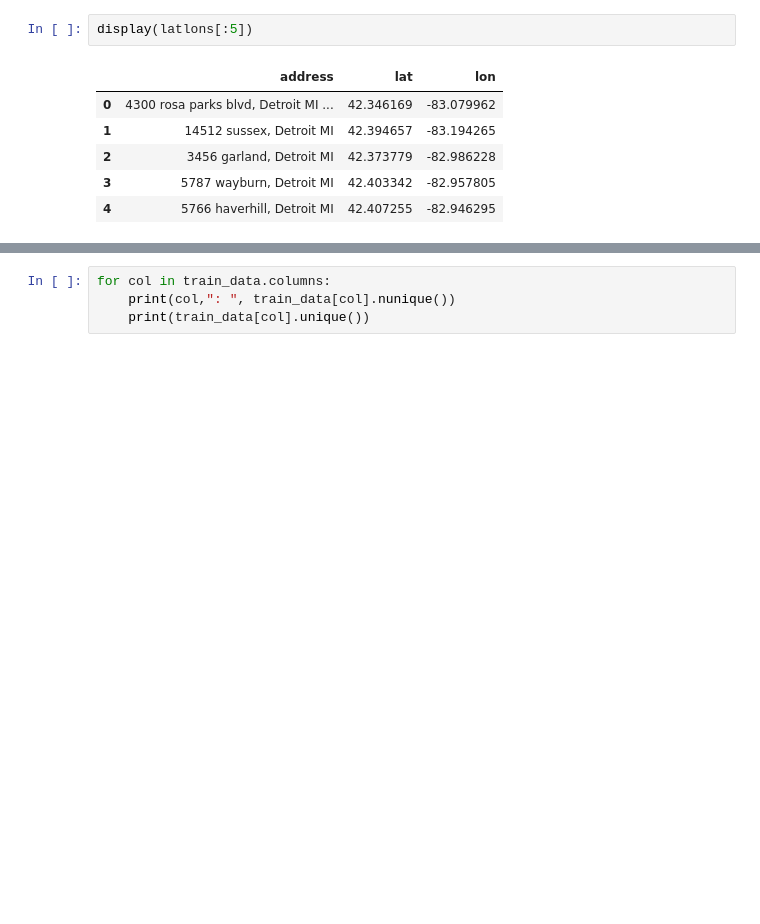
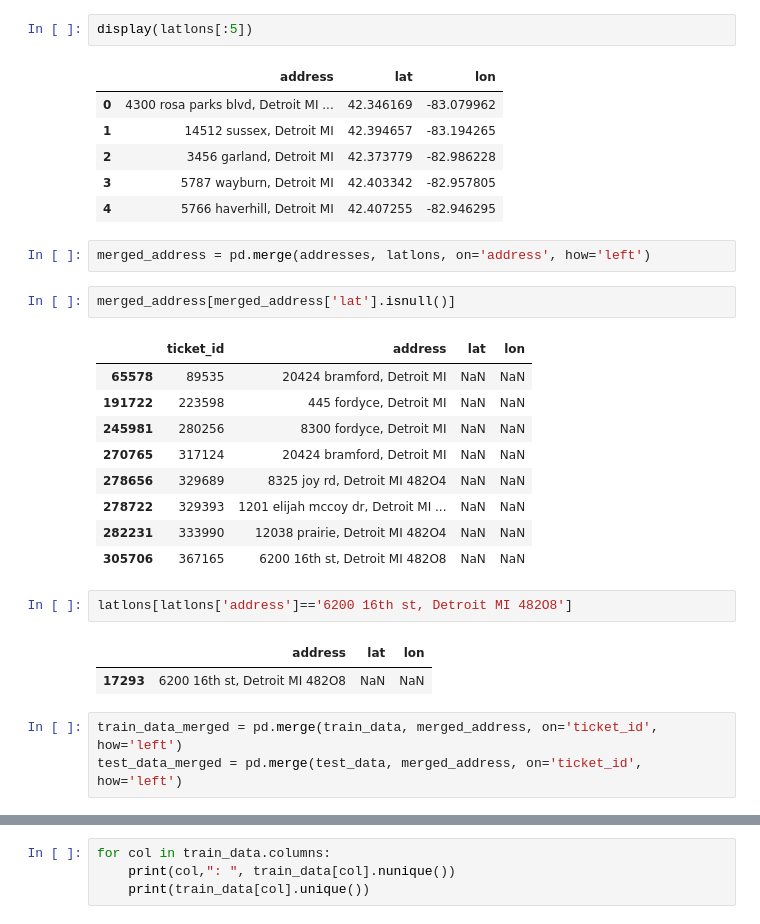
Before and after one commit to aitabuzaid/predict-fines, a Jupyter notebook: Assignment+4.ipynb, the cells around one changed output, grey strips where cells are left out. Cells and saved outputs as stored; diff of their text form; blank space fills up the shorter version.

```diff
--- a/Assignment+4.ipynb
+++ b/Assignment+4.ipynb
@@ -169,4 +169,26 @@ display(latlons[:5])
 | 2 | 3456 garland, Detroit MI | 42.373779 | -82.986228 |
 | 3 | 5787 wayburn, Detroit MI | 42.403342 | -82.957805 |
 | 4 | 5766 haverhill, Detroit MI | 42.407255 | -82.946295 |
+# %%
+merged_address = pd.merge(addresses, latlons, on='address', how='left')
+# %%
+merged_address[merged_address['lat'].isnull()]
+# %% [output]
+|  | ticket_id | address | lat | lon |
+| 65578 | 89535 | 20424 bramford, Detroit MI | NaN | NaN |
+| 191722 | 223598 | 445 fordyce, Detroit MI | NaN | NaN |
+| 245981 | 280256 | 8300 fordyce, Detroit MI | NaN | NaN |
+| 270765 | 317124 | 20424 bramford, Detroit MI | NaN | NaN |
+| 278656 | 329689 | 8325 joy rd, Detroit MI 482O4 | NaN | NaN |
+| 278722 | 329393 | 1201 elijah mccoy dr, Detroit MI ... | NaN | NaN |
+| 282231 | 333990 | 12038 prairie, Detroit MI 482O4 | NaN | NaN |
+| 305706 | 367165 | 6200 16th st, Detroit MI 482O8 | NaN | NaN |
+# %%
+latlons[latlons['address']=='6200 16th st, Detroit MI 482O8']
+# %% [output]
+|  | address | lat | lon |
+| 17293 | 6200 16th st, Detroit MI 482O8 | NaN | NaN |
+# %%
+train_data_merged = pd.merge(train_data, merged_address, on='ticket_id', how='left')
+test_data_merged = pd.merge(test_data, merged_address, on='ticket_id', how='left')
 # %%
```
Also changed, not shown: parts of 3 cells of this notebook.
